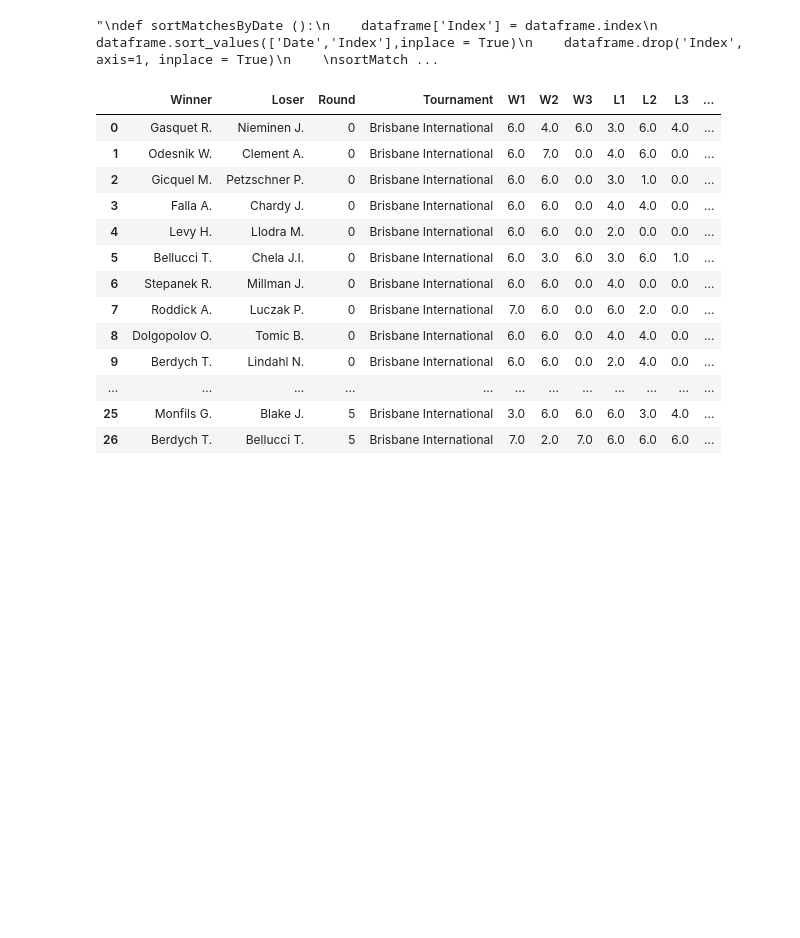
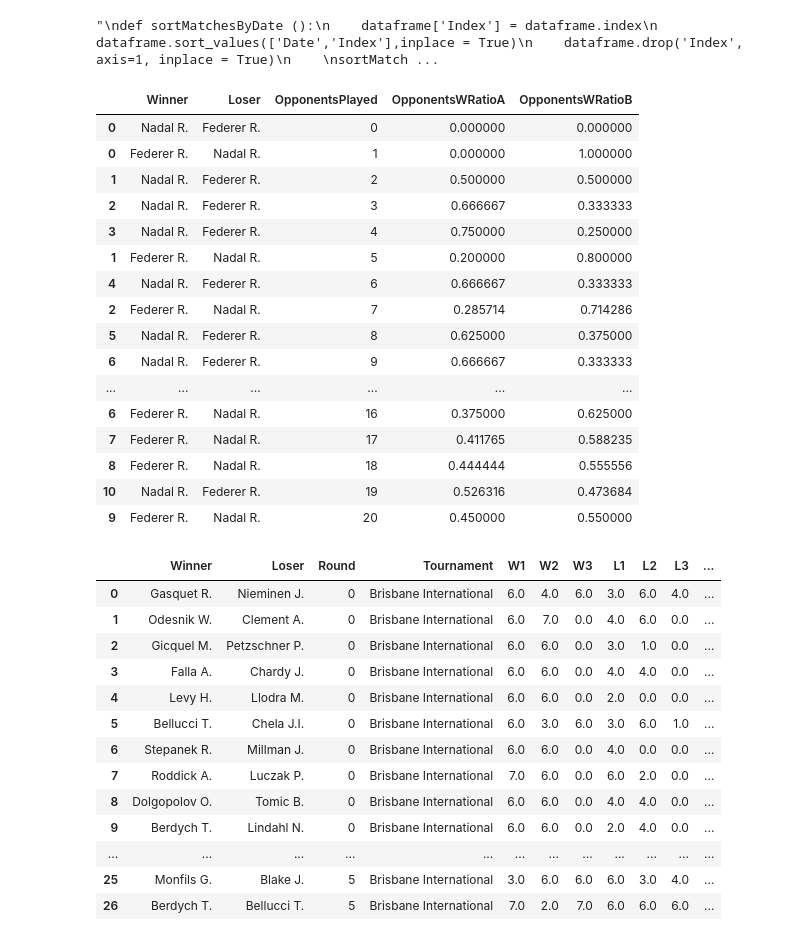
Before and after one commit to RiccardoSpolaor/Predict_Winner_2020_Australian_Open, a Jupyter notebook: 05 Adding New Variables.ipynb, the cells around one changed output. Drawn from its saved outputs; the diff is of its cells as text; code cells hidden in the pictures; blank space fills up the shorter version.

```diff
--- a/05 Adding New Variables.ipynb
+++ b/05 Adding New Variables.ipynb
@@ -41,3 +87,29 @@ sortMatchesByDate()
+# %%
+(dataframe[dataframe['Winner'] == 'Nadal R.'].merge(
+    dataframe[dataframe['Loser'] == 'Federer R.'])).append(
+    dataframe[dataframe['Winner'] == 'Federer R.'].merge(
+    dataframe[dataframe['Loser'] == 'Nadal R.'])).head(30).sort_values(by = 'OpponentsPlayed')[['Winner', 'Loser',
+                                                                                                'OpponentsPlayed',
+                                                                                                'OpponentsWRatioA',
+                                                                                                'OpponentsWRatioB']]
+# %% [output]
+|  | Winner | Loser | OpponentsPlayed | OpponentsWRatioA | OpponentsWRatioB |
+| 0 | Nadal R. | Federer R. | 0 | 0.000000 | 0.000000 |
+| 0 | Federer R. | Nadal R. | 1 | 0.000000 | 1.000000 |
+| 1 | Nadal R. | Federer R. | 2 | 0.500000 | 0.500000 |
+| 2 | Nadal R. | Federer R. | 3 | 0.666667 | 0.333333 |
+| 3 | Nadal R. | Federer R. | 4 | 0.750000 | 0.250000 |
+| 1 | Federer R. | Nadal R. | 5 | 0.200000 | 0.800000 |
+| 4 | Nadal R. | Federer R. | 6 | 0.666667 | 0.333333 |
+| 2 | Federer R. | Nadal R. | 7 | 0.285714 | 0.714286 |
+| 5 | Nadal R. | Federer R. | 8 | 0.625000 | 0.375000 |
+| 6 | Nadal R. | Federer R. | 9 | 0.666667 | 0.333333 |
+| ... | ... | ... | ... | ... | ... |
+| 6 | Federer R. | Nadal R. | 16 | 0.375000 | 0.625000 |
+| 7 | Federer R. | Nadal R. | 17 | 0.411765 | 0.588235 |
+| 8 | Federer R. | Nadal R. | 18 | 0.444444 | 0.555556 |
+| 10 | Nadal R. | Federer R. | 19 | 0.526316 | 0.473684 |
+| 9 | Federer R. | Nadal R. | 20 | 0.450000 | 0.550000 |
 # %%
 def setTournamentStatistics():
 
```
Also changed, not shown: parts of 3 cells of this notebook, 2 other files.
